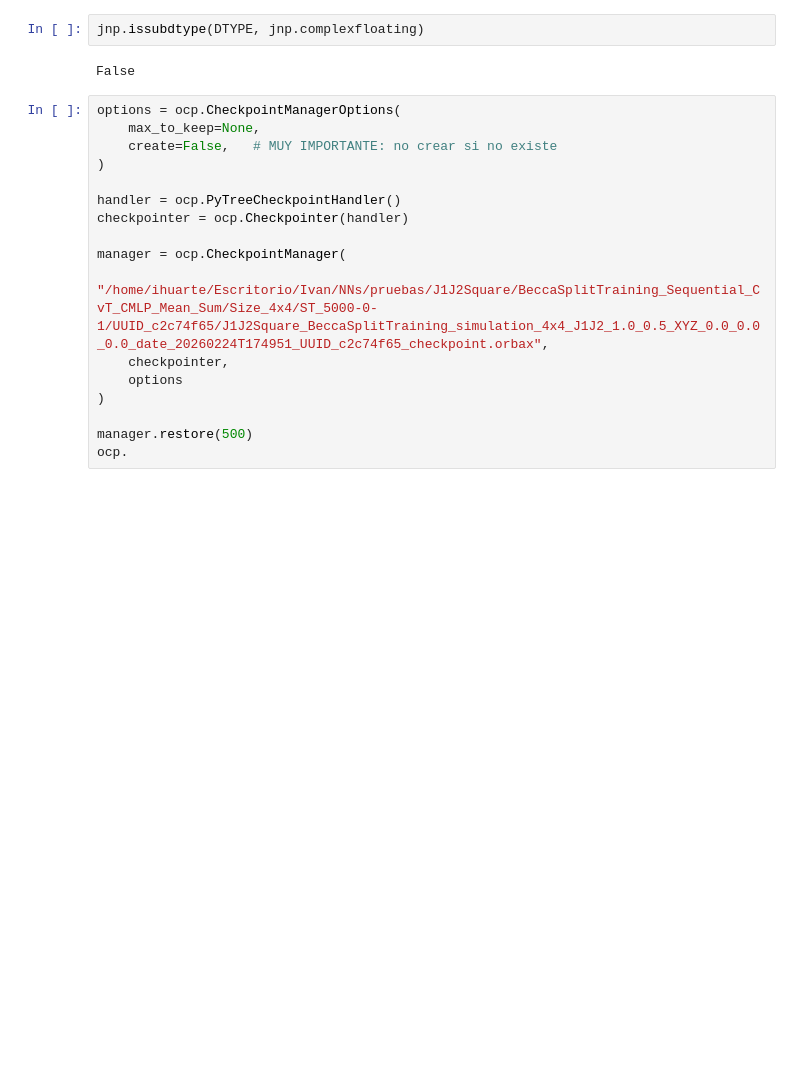
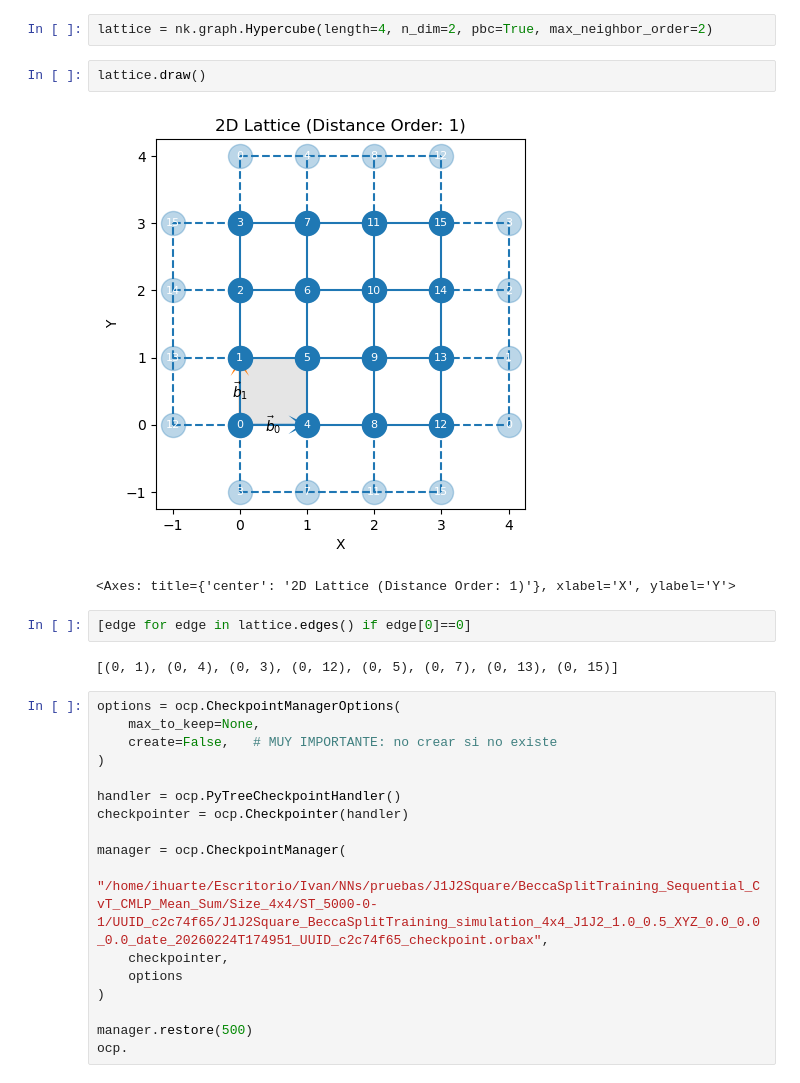
Before and after one commit to IvanHuarte/NNs, a Jupyter notebook: experiment.ipynb, the cells around one changed output. Saved outputs shown, nothing was run; the diff lists cells and outputs as text; blank space fills up the shorter version.

```diff
--- a/experiment.ipynb
+++ b/experiment.ipynb
@@ -43,7 +43,14 @@ from NN_module.ST_utils import print_tree
 # %%
-jnp.issubdtype(DTYPE, jnp.complexfloating)
+lattice = nk.graph.Hypercube(length=4, n_dim=2, pbc=True, max_neighbor_order=2)
-# %% [output]
-False
+# %%
+lattice.draw()
+# %% [output]
+[figure, added]
+<Axes: title={'center': '2D Lattice (Distance Order: 1)'}, xlabel='X', ylabel='Y'>
+# %%
+[edge for edge in lattice.edges() if edge[0]==0]
+# %% [output]
+[(0, 1), (0, 4), (0, 3), (0, 12), (0, 5), (0, 7), (0, 13), (0, 15)]
 # %%
 options = ocp.CheckpointManagerOptions(
     max_to_keep=None,
```
Also changed, not shown: parts of 1 cell of this notebook, 8 other files.
